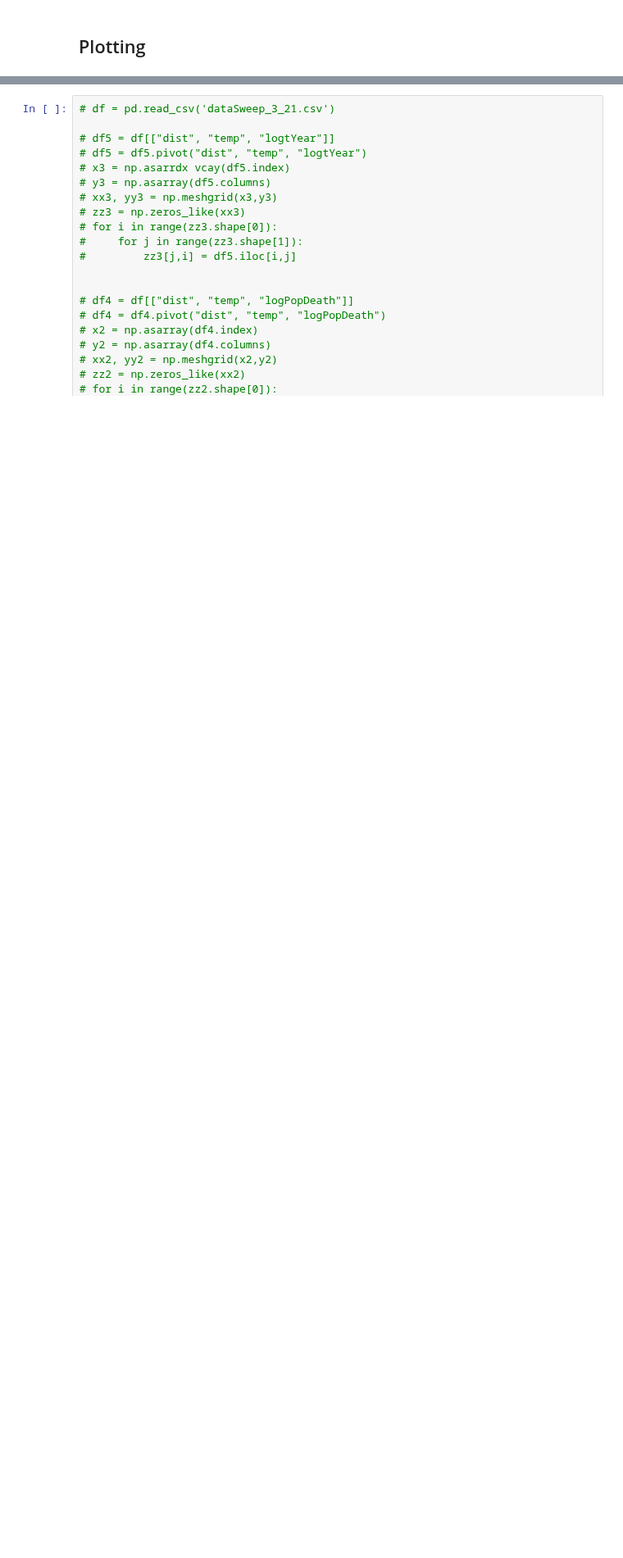
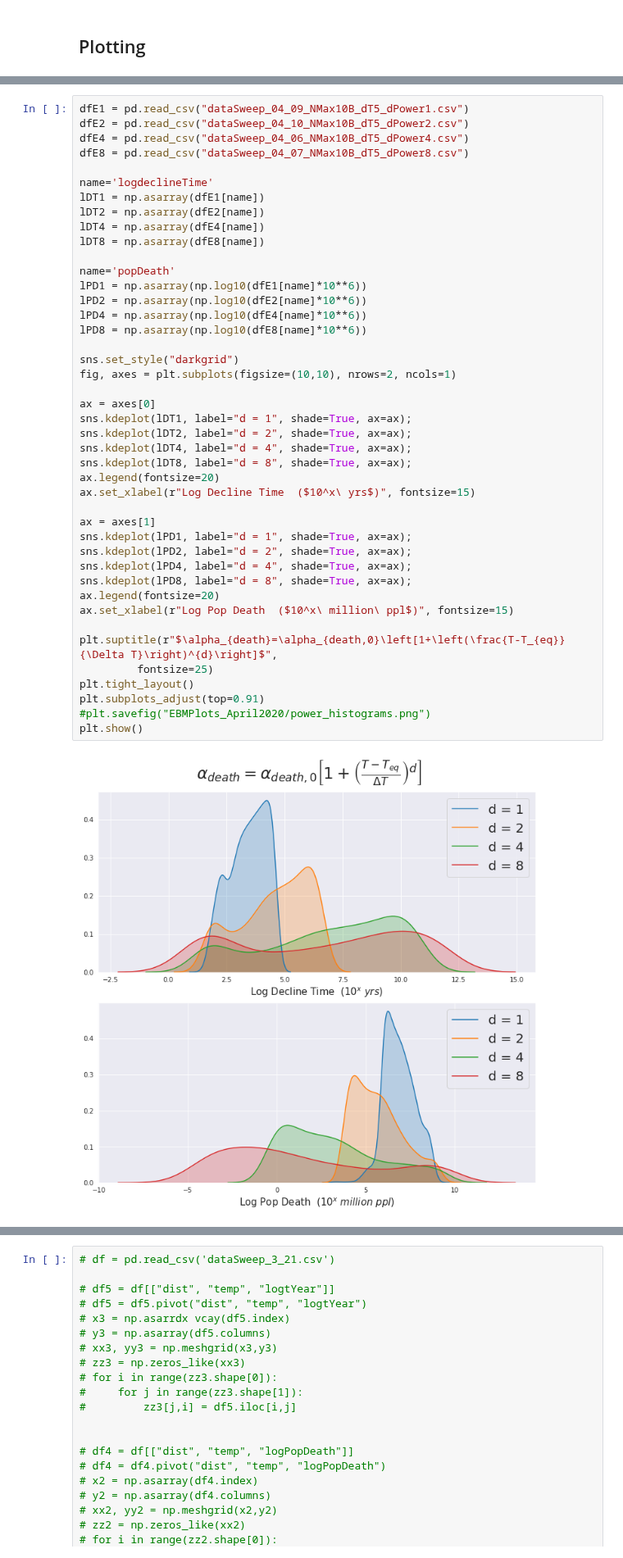
Before and after one commit to ethansav3/coupled_ebm, a Jupyter notebook: model/ebmProduction.ipynb, the cells around one changed output, grey strips where cells are left out. Shown at 82% size. Saved outputs shown, nothing was run; the diff lists cells and outputs as text; blank space fills up the shorter version.

```diff
--- a/model/ebmProduction.ipynb
+++ b/model/ebmProduction.ipynb
@@ -356,0 +426,45 @@ plt.show()
+# %%
+dfE1 = pd.read_csv("dataSweep_04_09_NMax10B_dT5_dPower1.csv")
+dfE2 = pd.read_csv("dataSweep_04_10_NMax10B_dT5_dPower2.csv")
+dfE4 = pd.read_csv("dataSweep_04_06_NMax10B_dT5_dPower4.csv")
+dfE8 = pd.read_csv("dataSweep_04_07_NMax10B_dT5_dPower8.csv")
+
+name='logdeclineTime'
+lDT1 = np.asarray(dfE1[name])
+lDT2 = np.asarray(dfE2[name])
+lDT4 = np.asarray(dfE4[name])
+lDT8 = np.asarray(dfE8[name])
+
+name='popDeath'
+lPD1 = np.asarray(np.log10(dfE1[name]*10**6))
+lPD2 = np.asarray(np.log10(dfE2[name]*10**6))
+lPD4 = np.asarray(np.log10(dfE4[name]*10**6))
+lPD8 = np.asarray(np.log10(dfE8[name]*10**6))
+
+sns.set_style("darkgrid")
+fig, axes = plt.subplots(figsize=(10,10), nrows=2, ncols=1)
+
+ax = axes[0]
+sns.kdeplot(lDT1, label="d = 1", shade=True, ax=ax);
+sns.kdeplot(lDT2, label="d = 2", shade=True, ax=ax);
+sns.kdeplot(lDT4, label="d = 4", shade=True, ax=ax);
+sns.kdeplot(lDT8, label="d = 8", shade=True, ax=ax);
+ax.legend(fontsize=20)
+ax.set_xlabel(r"Log Decline Time  ($10^x\ yrs$)", fontsize=15)
+
+ax = axes[1]
+sns.kdeplot(lPD1, label="d = 1", shade=True, ax=ax);
+sns.kdeplot(lPD2, label="d = 2", shade=True, ax=ax);
+sns.kdeplot(lPD4, label="d = 4", shade=True, ax=ax);
+sns.kdeplot(lPD8, label="d = 8", shade=True, ax=ax);
+ax.legend(fontsize=20)
+ax.set_xlabel(r"Log Pop Death  ($10^x\ million\ ppl$)", fontsize=15)
+
+plt.suptitle(r"$\alpha_{death}=\alpha_{death,0}\left[1+\left(\frac{T-T_{eq}}{\Delta T}\right)^{d}\right]$",
+         fontsize=25)
+plt.tight_layout()
+plt.subplots_adjust(top=0.91)
+#plt.savefig("EBMPlots_April2020/power_histograms.png")
+plt.show()
+# %% [output]
+[figure, added]
```
Also changed, not shown: parts of 11 cells of this notebook, 19 other files.
